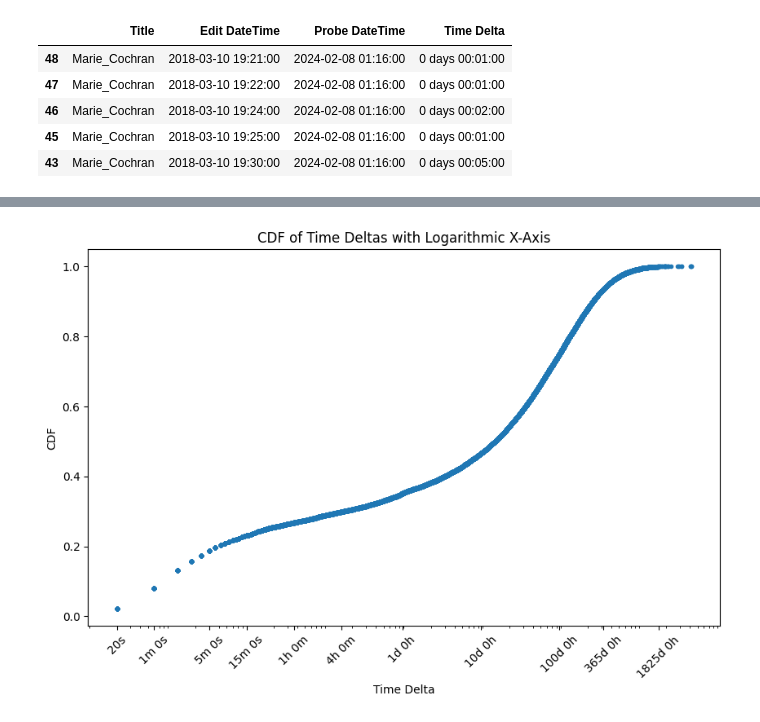
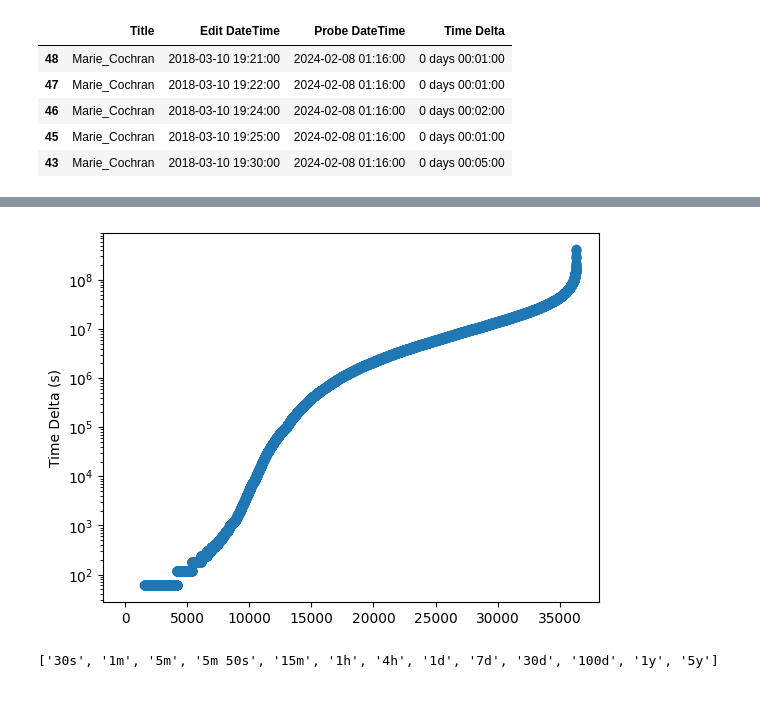
Before and after one commit to CarlKCarlK/wait-times, a Jupyter notebook: wait-times.ipynb, the cells around one changed output, grey strips where cells are left out. Cells and saved outputs as stored; diff of their text form; code cells hidden in the pictures.

Commit message:
simple chart

```diff
--- a/wait-times.ipynb
+++ b/wait-times.ipynb
@@ -44,40 +24,27 @@ plt.show()
-# %%
-import matplotlib.pyplot as plt
-import numpy as np
-
-# Function to convert seconds to a more readable time format
-def format_seconds_to_time(seconds):
-    days = seconds // (24 * 3600)
-    seconds %= (24 * 3600)
-    hours = seconds // 3600
-    seconds %= 3600
-    minutes = seconds // 60
-    seconds %= 60
-    if days > 0:
-        return f'{int(days)}d {int(hours)}h'
-    elif hours > 0:
-        return f'{int(hours)}h {int(minutes)}m'
-    elif minutes > 0:
-        return f'{int(minutes)}m {int(seconds)}s'
-    else:
-        return f'{int(seconds)}s'
-
-# Plot the CDF with a logarithmic x-axis
-plt.figure(figsize=(10, 6))
-plt.plot(data, cdf, marker='.', linestyle='none')
-plt.xlabel('Time Delta')
-plt.ylabel('CDF')
-plt.title('CDF of Time Deltas with Logarithmic X-Axis')
-
-# Set the x-axis to a logarithmic scale
-plt.xscale('log')
-
-# Custom tick labels
-ticks = [20, 60, 60*5, 60*15, 3600, 3600*4, 86400, 86400 * 10, 86400 * 100, 86400 * 365, 86400 * 365 *5]  # Example tick positions (in seconds)
-tick_labels = [format_seconds_to_time(tick) for tick in ticks]
-
-plt.xticks(ticks, tick_labels, rotation=45)
-# plt.grid(True, which="both", ls="--")
-plt.show()
-# %% [output]
-[figure, removed]
+# %%
+import numpy as np
+import matplotlib.pyplot as plt
+
+# Sort the DataFrame by the 'Time Delta' column as timedelta
+df.sort_values(by='Time Delta', inplace=True)
+df.reset_index(drop=True, inplace=True)
+plt.plot(df['Time Delta'].dt.total_seconds(), marker='o', linestyle='None')
+plt.ylabel('Time Delta (s)')
+plt.yscale('log')
+plt.show()
+# %% [output]
+[figure, added]
+# %%
+def format_seconds_to_time(seconds):
+    result = []
+    for unit_name, unit_seconds in [('y', 86400 * 365.25),('d', 86400),('h', 3600),('m', 60),('s', 1)]:
+        if seconds >= unit_seconds:
+            unit_value, seconds = divmod(seconds, unit_seconds)
+            result.append(f"{int(unit_value)}{unit_name}")
+    return ' '.join(result)
+# Custom tick labels
+x_ticks = [30, 60, 60*5, 70*5, 60*15, 3600, 3600*4, 86400, 86400 * 7,86400 * 30, 86400 * 100, 86400 * 365.25, 86400 * 365.25 *5]
+x_tick_labels = [format_seconds_to_time(tick) for tick in x_ticks]
+print(x_tick_labels)
+# %% [output]
+['30s', '1m', '5m', '5m 50s', '15m', '1h', '4h', '1d', '7d', '30d', '100d', '1y', '5y']
```
Also changed, not shown: parts of 3 cells of this notebook.
